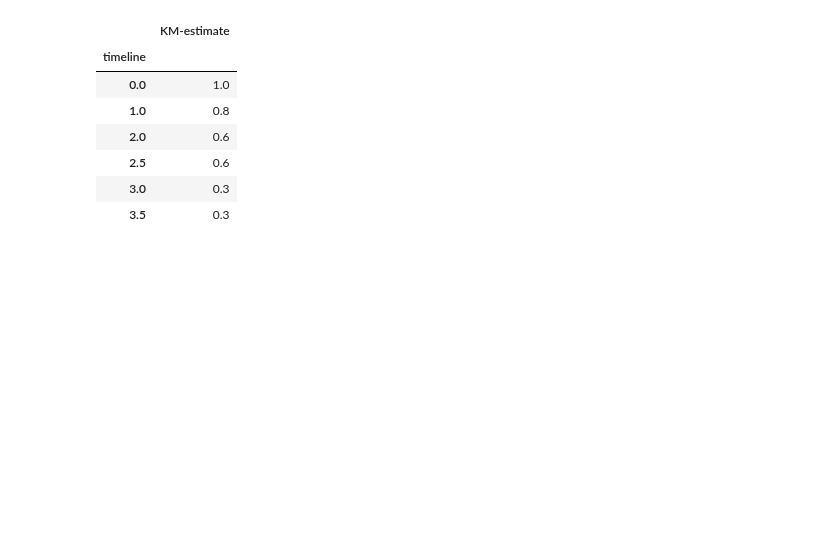
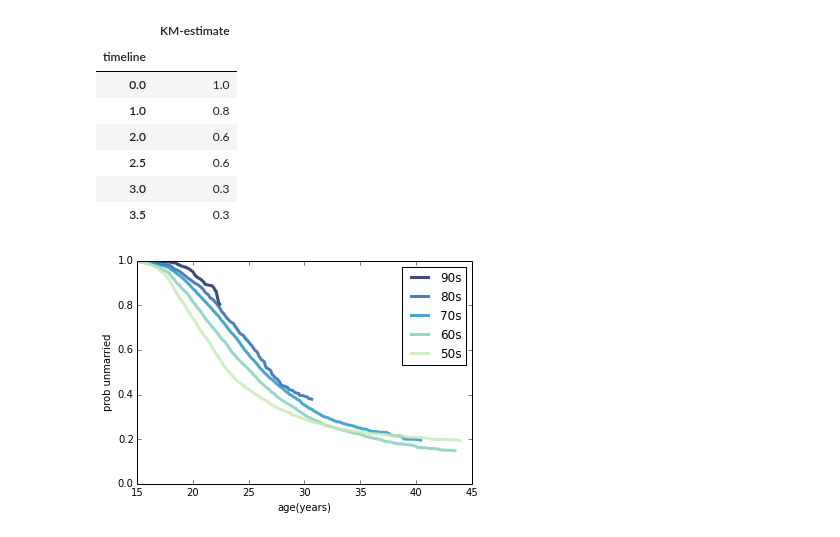
Before and after one commit to AllenDowney/ThinkStats2, a Jupyter notebook: code/survival.ipynb, the cells around one changed output. Drawn from its saved outputs; the diff is of its cells as text; code cells hidden in the pictures; blank space fills up the shorter version.

```diff
--- a/code/survival.ipynb
+++ b/code/survival.ipynb
@@ -114,3 +149,8 @@ kmf.survival_function_
 | 2.5 | 0.6 |
 | 3.0 | 0.3 |
 | 3.5 | 0.3 |
+# %%
+resp5 = survival.ReadFemResp1995()
+resp6 = survival.ReadFemResp2002()
+resp7 = survival.ReadFemResp2010()
+resp8 = survival.ReadFemResp2013()
@@ -116,0 +219,20 @@ kmf.survival_function_
+# %%
+def MakeSurvivalCI(sf_seq, percents):
+
+    # find the union of all ts where the sfs are evaluated
+    ts = set()
+    for sf in sf_seq:
+        ts |= set(sf.ts)
+
+    ts = list(ts)
+    ts.sort()
+
+    # evaluate each sf at all times
+    ss_seq = [sf.Probs(ts) for sf in sf_seq]
+
+    # return the requested percentiles from each column
+    rows = thinkstats2.PercentileRows(ss_seq, percents)
+    return ts, rows
+# %%
+resps = [resp5, resp6, resp7, resp8]
+sf_map = ResampledSurvivalByDecade(resps)
@@ -116,0 +242,19 @@ kmf.survival_function_
+# %%
+def PlotSurvivalFunctionByDecade(sf_map, predict_flag=False):
+    thinkplot.PrePlot(len(sf_map))
+
+    for name, sf_seq in sorted(sf_map.iteritems(), reverse=True):
+        ts, rows = MakeSurvivalCI(sf_seq, [10, 50, 90])
+        #thinkplot.FillBetween(ts, rows[0], rows[2], color='gray')
+        if predict_flag:
+            thinkplot.Plot(ts, rows[1], color='gray')
+        else:
+            thinkplot.Plot(ts, rows[1], label='%d0s'%name)
+
+    thinkplot.Config(xlabel='age(years)', ylabel='prob unmarried',
+                     xlim=[15, 45], ylim=[0, 1], legend=True, loc='upper right')
+# %%
+PlotSurvivalFunctionByDecade(sf_map)
+#thinkplot.Save(root='survival_talk8', formats=['png'])
+# %% [output]
+[figure, added]
```
Also changed, not shown: parts of 13 cells of this notebook, 6 other files.
